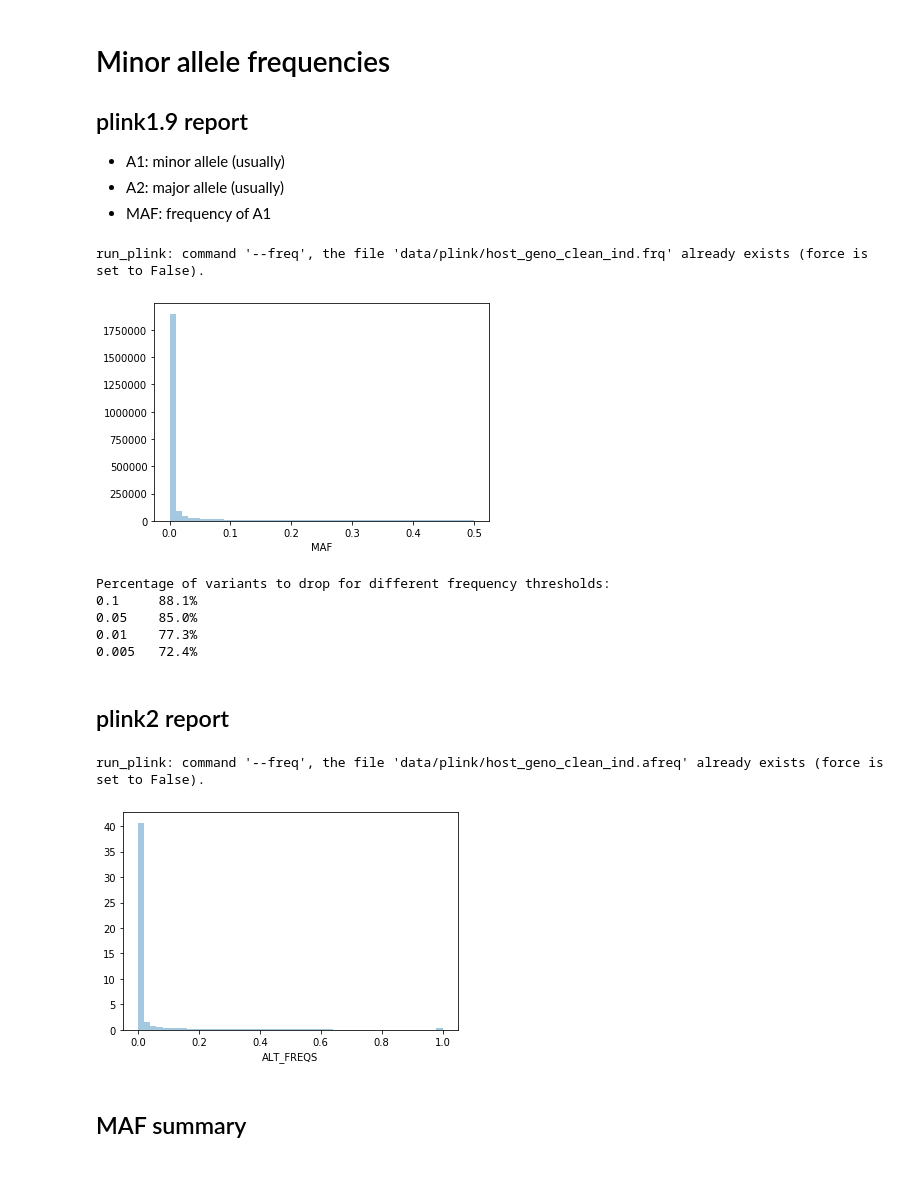
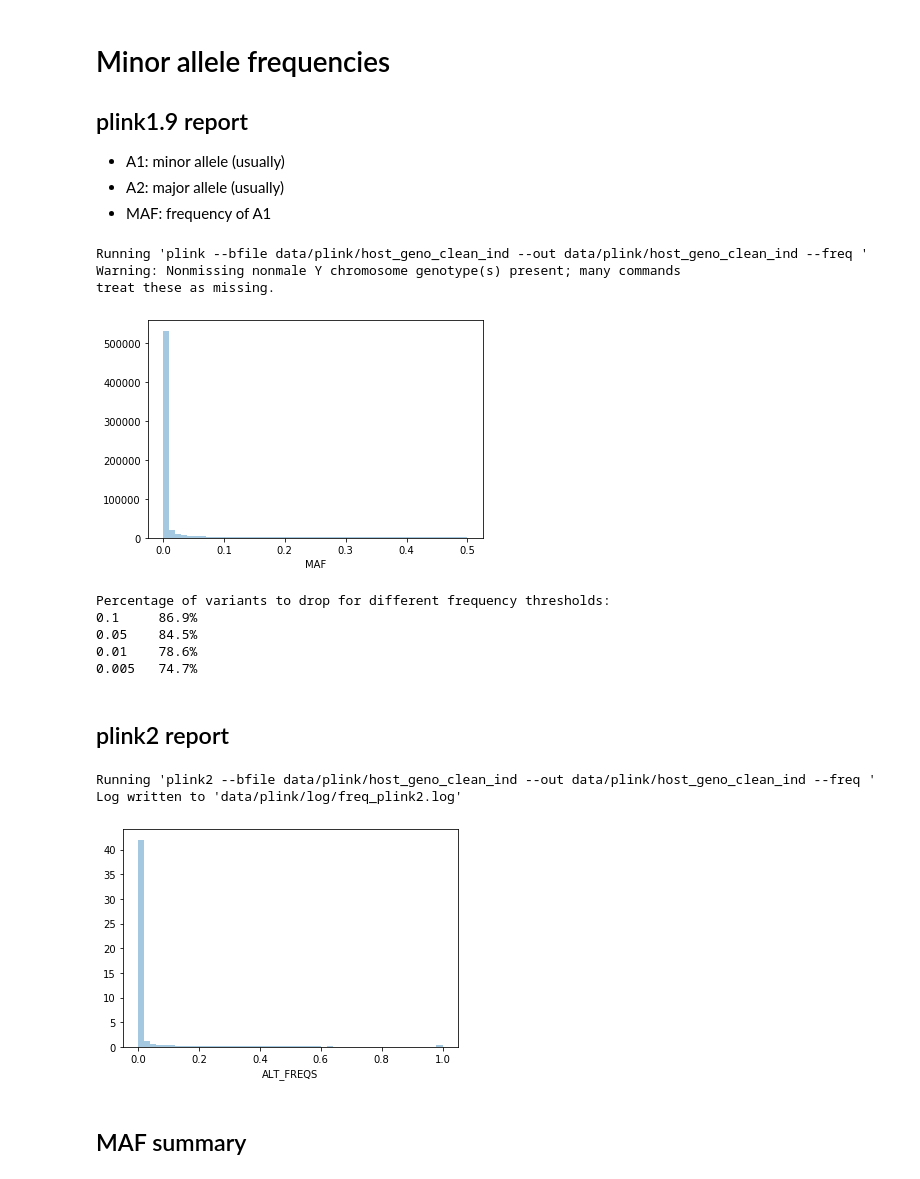
Before and after one commit to matthiaszeller/HBV, a Jupyter notebook: Host genotypes - Data preparation.ipynb, the cells around one changed output. Drawn from its saved outputs; the diff is of its cells as text; code cells hidden in the pictures.

Commit message:
re-run of the new data + some minor improvements

```diff
--- a/Host genotypes - Data preparation.ipynb
+++ b/Host genotypes - Data preparation.ipynb
@@ -156,5 +161,6 @@ Management of the **data being taken into account**: we simply put `path_raw` to
 # We change the default raw data for subsequent analyses
 if DATA_THINNING == True :
     file_prefix = 'host_reduced'
-    run_plink("--thin 0.001 --make-bed", file=path_raw, out=path_out+file_prefix, extension='bed')
+    run_plink("--thin 0.001 --make-bed", file=path_raw, out=path_out+file_prefix,
+              extension='bed', log_name='thinning')
     path_raw = path_out+file_prefix
@@ -338,13 +337,15 @@ run_plink: command '--missing', the file 'data/plink/host_geno_clean_ind.vmiss'
 # %%
 path_freq = path_clean_ind
 run_plink('--freq', extension='frq', file=path_clean_ind,
-          out=path_clean_ind, plink2=False);
+          out=path_clean_ind, plink2=False, log_name='freq_plink1');
 df_freq = pd.read_csv(path_freq+".frq", sep="\s+")
 df_freq.head(1)
 sns.distplot(df_freq.MAF.dropna(), kde=False);
 # %% [output]
-run_plink: command '--freq', the file 'data/plink/host_geno_clean_ind.frq' already exists (force is set to False).
+Running 'plink --bfile data/plink/host_geno_clean_ind --out data/plink/host_geno_clean_ind --freq '
+Warning: Nonmissing nonmale Y chromosome genotype(s) present; many commands
+treat these as missing.
-[figure, old version]
+[figure, new version]
 # %%
 frequencies = [0.1, 0.05, 0.01, 0.005]
 print("Percentage of variants to drop for different frequency thresholds:")
@@ -354,21 +355,22 @@ for f in frequencies :
     print("{}\t{:.3}%".format(f, len(variants)/N*100))
 # %% [output]
 Percentage of variants to drop for different frequency thresholds:
-0.1     88.1%
-0.05    85.0%
-0.01    77.3%
-0.005   72.4%
+0.1     86.9%
+0.05    84.5%
+0.01    78.6%
+0.005   74.7%
 # %% [markdown]
 ## plink2 report
 # %%
 path_freq = path_clean_ind
-run_plink('--freq', extension='afreq', file=path_clean_ind, out=path_freq);
+run_plink('--freq', extension='afreq', file=path_clean_ind, out=path_freq, log_name='freq_plink2');
 df_freq = pd.read_csv(path_freq+".afreq", sep="\s+")
 df_freq.head(1)
 sns.distplot(df_freq.ALT_FREQS.dropna(), kde=False, norm_hist=True);
 # %% [output]
-run_plink: command '--freq', the file 'data/plink/host_geno_clean_ind.afreq' already exists (force is set to False).
+Running 'plink2 --bfile data/plink/host_geno_clean_ind --out data/plink/host_geno_clean_ind --freq '
+Log written to 'data/plink/log/freq_plink2.log'
-[figure, old version]
+[figure, new version]
 # %% [markdown]
 ## MAF summary
 # %%
```
Also changed, not shown: parts of 26 cells of this notebook, 3 other files.
